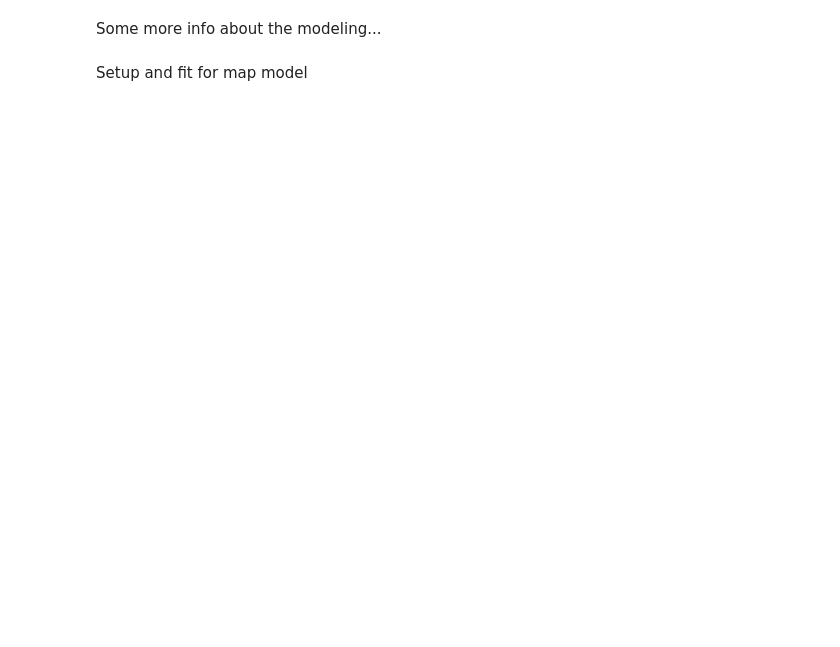
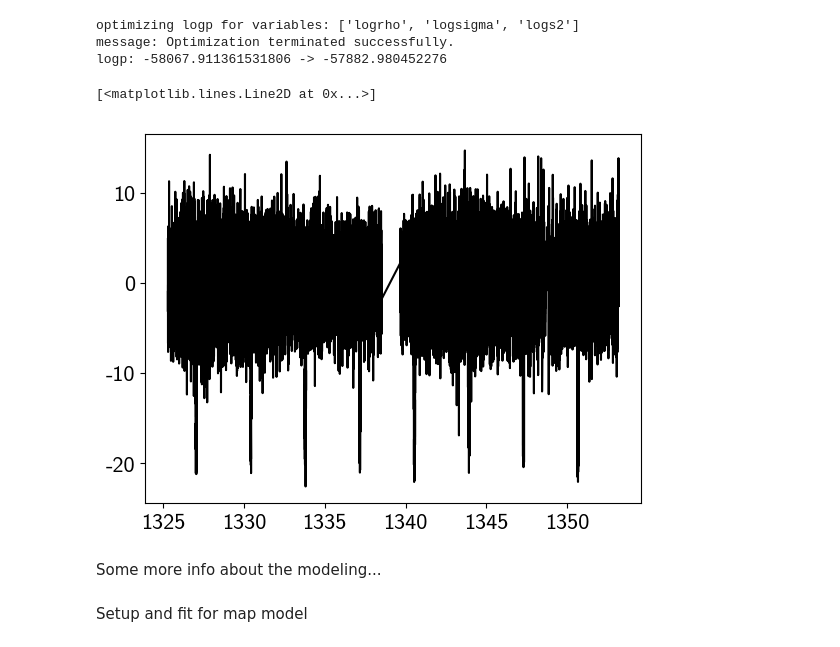
Before and after one commit to dfm/tess-atlas, a Jupyter notebook: template.ipynb, the cells around one changed output. Cells and saved outputs as stored; diff of their text form; code cells hidden in the pictures; blank space fills up the shorter version.

```diff
--- a/template.ipynb
+++ b/template.ipynb
@@ -86,3 +142,43 @@ lc.scatter();
+# %%
+# Extract the data and convert to parts per thousand
+x = np.ascontiguousarray(lc.time, dtype=np.float64)
+y = np.ascontiguousarray((lc.flux - 1.0) * 1e3, dtype=np.float64)
+yerr = np.ascontiguousarray(lc.flux_err * 1e3, dtype=np.float64)
+
+# Compute the transit mask
+mask = np.zeros_like(x, dtype=bool)
+for i in range(len(periods)):
+    mask |= get_transit_mask(x, t0s[i], periods[i], 5*durations[i])
+
+# Temporarily increase the in transit error bars substantially
+diag = np.array(yerr**2)
+diag[mask] *= 1000.0
+
+# Build a GP model
+with pm.Model() as model:
+    logs2 = pm.Normal("logs2", mu=np.log(1e-4*np.var(y)), sd=10)
+    logsigma = pm.Normal("logsigma", mu=np.log(np.std(y)), sd=10)
+    logrho = pm.Normal("logrho", mu=np.log(10.0), sd=10.0)
+
+    kernel = xo.gp.terms.Matern32Term(log_sigma=logsigma, log_rho=logrho)
+    gp = xo.gp.GP(kernel, x, diag + tt.exp(logs2), J=2)
+    pm.Potential("loglike", gp.log_likelihood(y))
+
+    map_soln = xo.optimize()
+    pred = xo.utils.eval_in_model(gp.predict(), map_soln)
+
+
+plt.plot(x, y, "k")
+plt.plot(x, pred)
+
+y -= pred
+plt.plot(x, y, "k")
+# %% [output]
+optimizing logp for variables: ['logrho', 'logsigma', 'logs2']
+message: Optimization terminated successfully.
+logp: -58067.911361531806 -> -57882.980452276
+[<matplotlib.lines.Line2D at 0x...>]
+[figure, added]
 # %% [markdown]
 Some more info about the modeling...
 # %%
```
Also changed, not shown: parts of 22 cells of this notebook.
